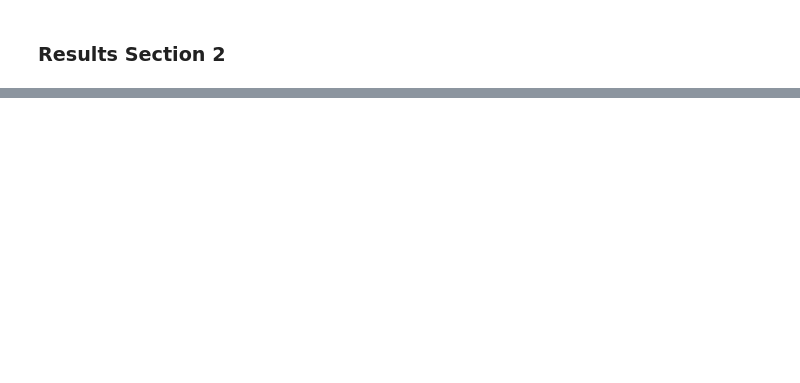
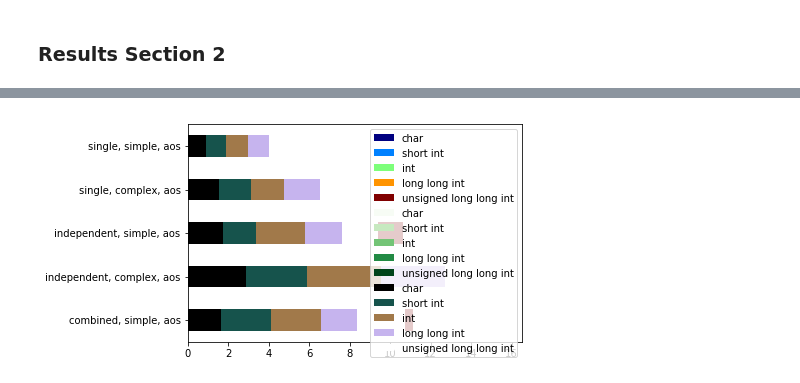
Before and after one commit to gress2/unpack-analysis-2, a Jupyter notebook: Analysis 2.ipynb, the cells around one changed output, grey strips where cells are left out. Saved outputs shown, nothing was run; the diff lists cells and outputs as text; code cells hidden in the pictures; blank space fills up the shorter version.

```diff
--- a/Analysis 2.ipynb
+++ b/Analysis 2.ipynb
@@ -320,2 +324,86 @@ for _ap in ap:
 # %% [markdown]
 ### Results Section 2
+# %%
+from math import log
+ap = ['combined', 'independent', 'single']
+complexity = ['complex', 'simple']
+types = ['char', 'short int', 'int', 'long long int', 'unsigned long long int']
+orientations = ['aos', 'soa']
+column = ['column', 'nocolumn']
+
+idxs = {'aos': [], 'soa': [], 'soac': []}
+
+fig = plt.figure()
+ax = fig.add_subplot(111)
+
+for _ap in ap:
+    for _cp in complexity:
+        for o in orientations:
+            for _col in column:
+                if _ap == 'combined' and _cp == 'complex':
+                    continue
+                if _col == 'column' and not (_ap == 'single' and _cp == 'simple' and o == 'soa'):
+                    continue
+                orient = o
+                if _col == 'column':
+                    orient += ' column'
+                idx_str = '{i}, {j}, {k}'.format(i=_ap,j=_cp,k=orient)
+
+                if _col == 'column':
+                    idxs['soac'].append(idx_str)
+                elif o == 'soa':
+                    idxs['soa'].append(idx_str)
+                else:
+                    idxs['aos'].append(idx_str)
+dfs = dict()
+dfs['aos'] = pd.DataFrame(columns=types, index=idxs['aos'])
+dfs['soa'] = pd.DataFrame(columns=types, index=idxs['soa'])
+dfs['soac'] = pd.DataFrame(columns=types, index=idxs['soac'])
+
+for _ap in ap:
+    for _cp in complexity:
+        for _col in column:
+            if _ap == 'combined' and _cp == 'complex':
+                continue
+            must_haves = {
+                'container_size': 65536,
+                'access_pattern': _ap,
+                'complexity': _cp,
+                'column': _col,
+                'iterations': 32768
+            }
+
+            filter_dicts = D.experiment_filter_dicts(unique, must_haves, let_vary)
+            allowed_types = D.make_tuple_types(types, [4])
+            filter_dicts = D.constrain_types(filter_dicts, allowed_types)
+            selection = D.multi_filter_df(filter_dicts, df)
+            selection = D.add_type_bases(selection)
+            selection['timing'] = selection['timing'].apply(lambda l: np.mean(l) * 1e9)
+            selection['timing'] /= selection['container_size']
+            selection['timing'] /= selection['iterations']
+            for o in ['aos', 'soa']:
+                if _col == 'column' and not (_ap == 'single' and _cp == 'simple' and o == 'soa'):
+                    continue
+                o_sel = selection[selection['orientation'] == o]
+                d = dict()
+                for t in types:
+                    d[t] = log(o_sel[o_sel['type_base'] == t].iloc[0]['timing'])
+                orient = o
+                if _col == 'column':
+                    orient += ' column'
+                idx_str = '{i}, {j}, {k}'.format(i=_ap,j=_cp,k=orient)
+
+                if _col == 'column':
+                    dfs['soac'].loc[idx_str] = d
+                elif o == 'soa':
+                    dfs['soa'].loc[idx_str] = d
+                else:
+                    dfs['aos'].loc[idx_str] = d
+
+dfs['soa'].plot.barh(stacked=True, ax=ax, colormap='jet')
+dfs['soac'].plot.barh(stacked=True, ax=ax, colormap='Greens')
+dfs['aos'].plot.barh(stacked=True, ax=ax, colormap='cubehelix')
+fig = ax.get_figure()
+fig.savefig('log_scale', bbox_inches='tight')
+df2
+# %% [output]
@@ -321,0 +422 @@ for _ap in ap:
+[figure, added]
```
Also changed, not shown: parts of 7 cells of this notebook.
